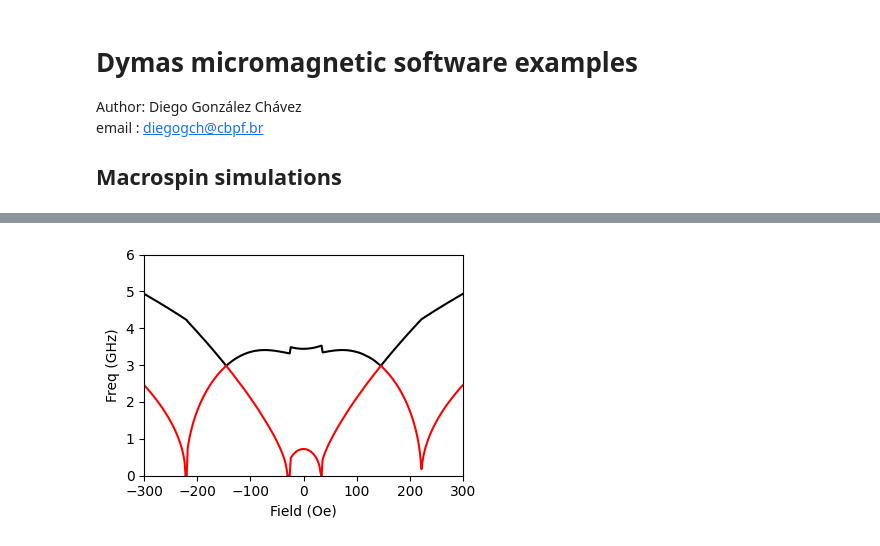
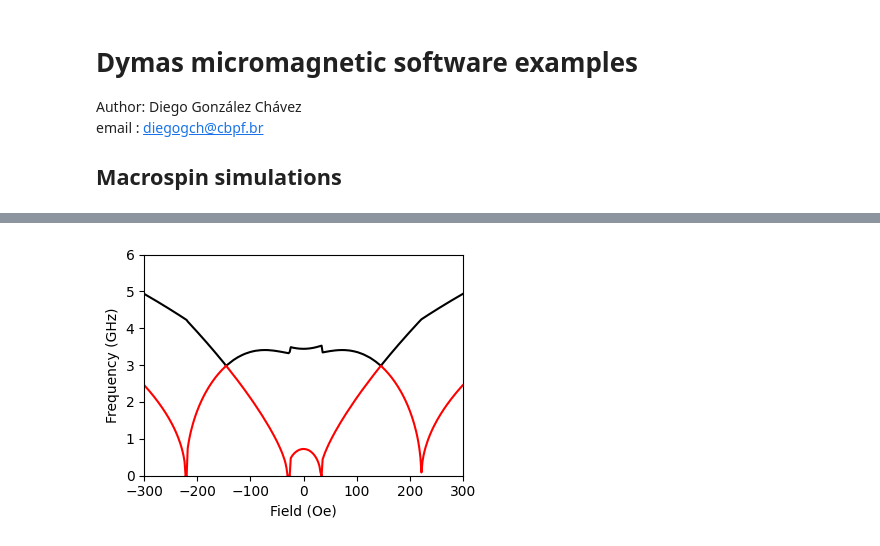
Before and after one commit to LMAG-CBPF/Dymas, a Jupyter notebook: Examples/Macrospin.ipynb, the cells around one changed output, grey strips where cells are left out. Cells and saved outputs as stored; diff of their text form; code cells hidden in the pictures.

```diff
--- a/Examples/Macrospin.ipynb
+++ b/Examples/Macrospin.ipynb
@@ -68,7 +68,7 @@ Hs = np.linspace(-300, 300, 301)
 m_eqs = np.zeros((len(Hs), *S.m.shape))
 for i, h in enumerate(Hs):
     S.H = h*e.i
-    # Miminize for macrospins is not optimized, this will take a while (for now)
-    S.Minimize(target_max_angle=0.5E-3)
+    # Miminize for macrospins is not optimized, this will take a few seconds.
+    S.Minimize(target_max_angle=0.4E-3)
     m_eqs[i] = S.m.copy()
 # %%
@@ -112,18 +114,18 @@ for i, h in enumerate(Hs):
 # %%
 # Plot the ressonance frequencies
 
 plt.close('Fr x H')
 plt.figure('Fr x H', (4, 3))
 
-plt.plot(Hs, np.imag(eig_vals[:,0]/(2*np.pi*1E9)), 'k-')
-plt.plot(Hs, np.imag(eig_vals[:,2]/(2*np.pi*1E9)), 'r-')
-plt.plot(Hs, np.imag(eig_vals[:,1]/(2*np.pi*1E9)), 'k-')
-plt.plot(Hs, np.imag(eig_vals[:,3]/(2*np.pi*1E9)), 'r-')
+plt.plot(Hs, np.imag(eig_vals[:, 0]/(2*np.pi*1E9)), 'k-')
+plt.plot(Hs, np.imag(eig_vals[:, 2]/(2*np.pi*1E9)), 'r-')
+plt.plot(Hs, np.imag(eig_vals[:, 1]/(2*np.pi*1E9)), 'k-')
+plt.plot(Hs, np.imag(eig_vals[:, 3]/(2*np.pi*1E9)), 'r-')
 
 plt.ylim(0, 6)
 plt.xlim(-300, 300)
-plt.ylabel('Freq (GHz)')
+plt.ylabel('Frequency (GHz)')
 plt.xlabel('Field (Oe)')
 plt.tight_layout()
 # %% [output]
-[figure, old version]
+[figure, new version]
```
Also changed, not shown: parts of 4 cells of this notebook.
